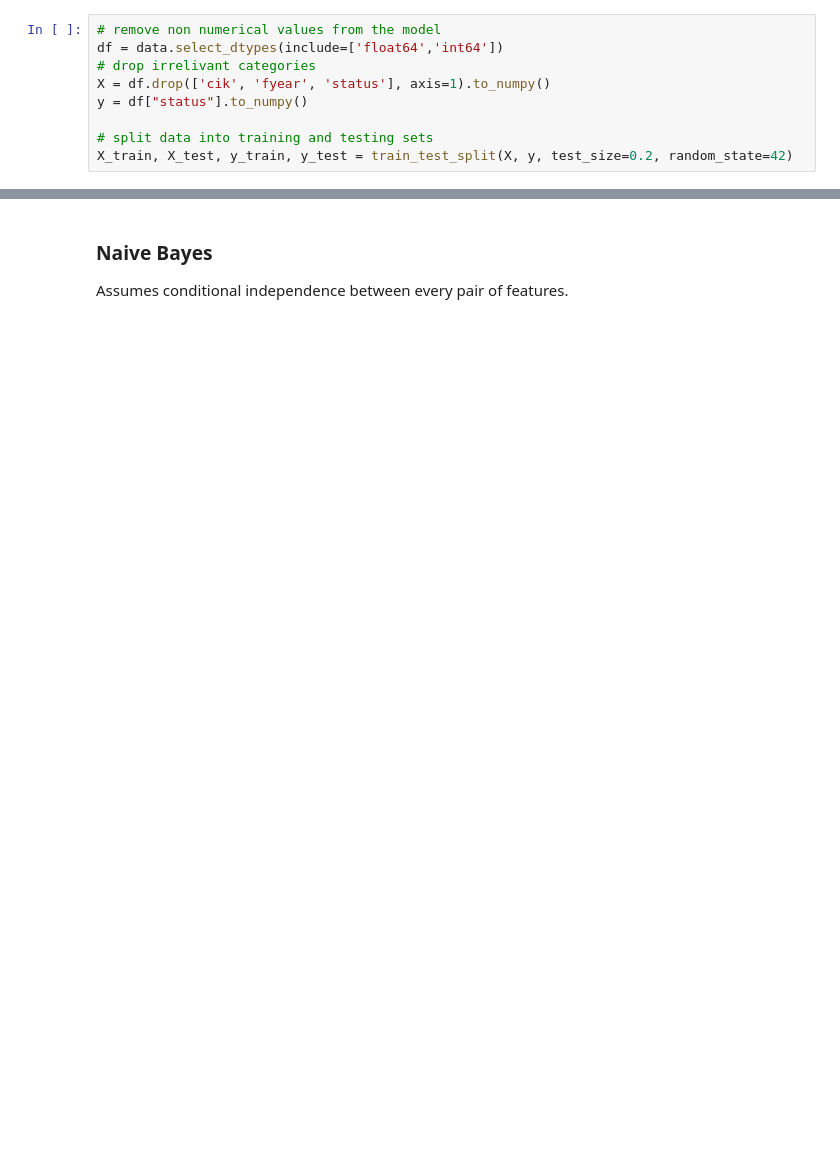
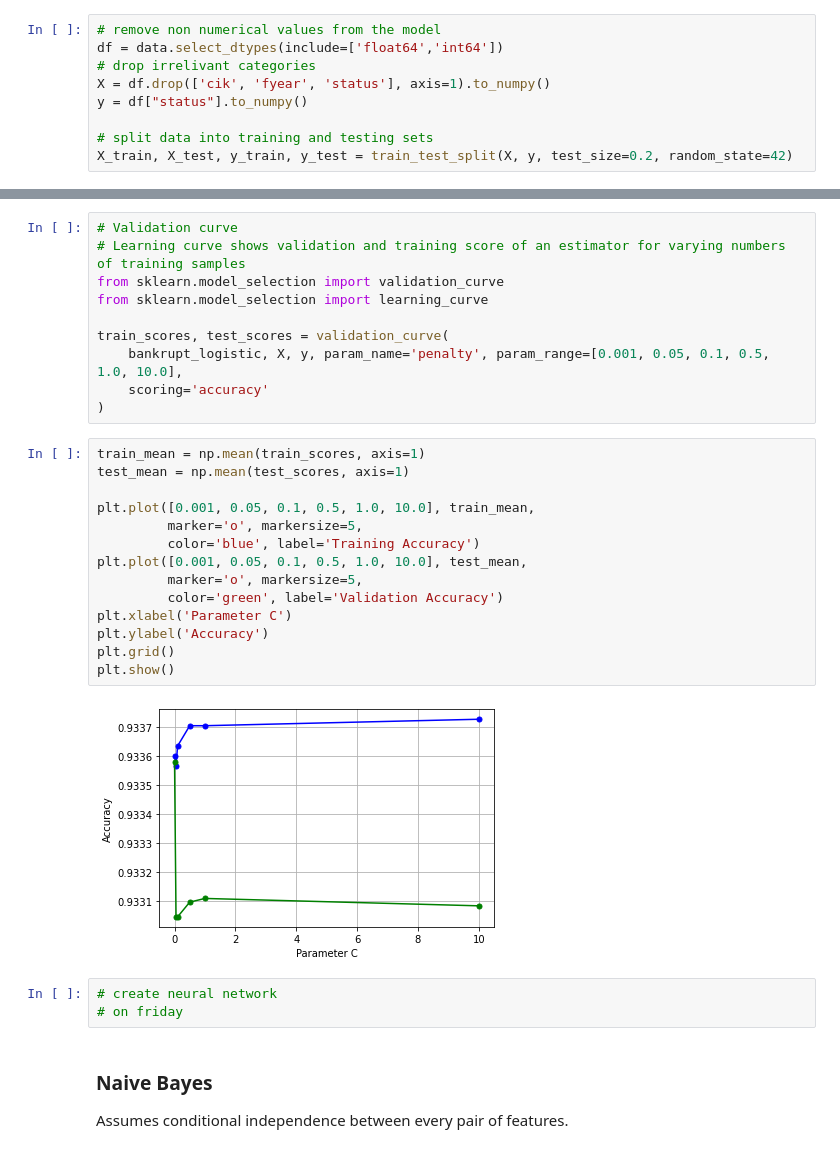
Before and after one commit to EvanaHolevas/going-concern-198, a Jupyter notebook: bankrupcy.ipynb, the cells around one changed output, grey strips where cells are left out. Cells and saved outputs as stored; diff of their text form; blank space fills up the shorter version.

Commit message:
model analysis

```diff
--- a/bankrupcy.ipynb
+++ b/bankrupcy.ipynb
@@ -121,3 +138,32 @@ Test:  0.932198004702294
+# %%
+# Validation curve
+# Learning curve shows validation and training score of an estimator for varying numbers of training samples
+from sklearn.model_selection import validation_curve
+from sklearn.model_selection import learning_curve
+
+train_scores, test_scores = validation_curve(
+    bankrupt_logistic, X, y, param_name='penalty', param_range=[0.001, 0.05, 0.1, 0.5, 1.0, 10.0],
+    scoring='accuracy'
+)
+# %%
+train_mean = np.mean(train_scores, axis=1)
+test_mean = np.mean(test_scores, axis=1)
+
+plt.plot([0.001, 0.05, 0.1, 0.5, 1.0, 10.0], train_mean,
+         marker='o', markersize=5,
+         color='blue', label='Training Accuracy')
+plt.plot([0.001, 0.05, 0.1, 0.5, 1.0, 10.0], test_mean,
+         marker='o', markersize=5,
+         color='green', label='Validation Accuracy')
+plt.xlabel('Parameter C')
+plt.ylabel('Accuracy')
+plt.grid()
+plt.show()
+# %% [output]
+[figure, added]
+# %%
+# create neural network
+# on friday
 # %% [markdown]
 ### Naive Bayes
 Assumes conditional independence between every pair of features.
```
Also changed, not shown: parts of 6 cells of this notebook.
